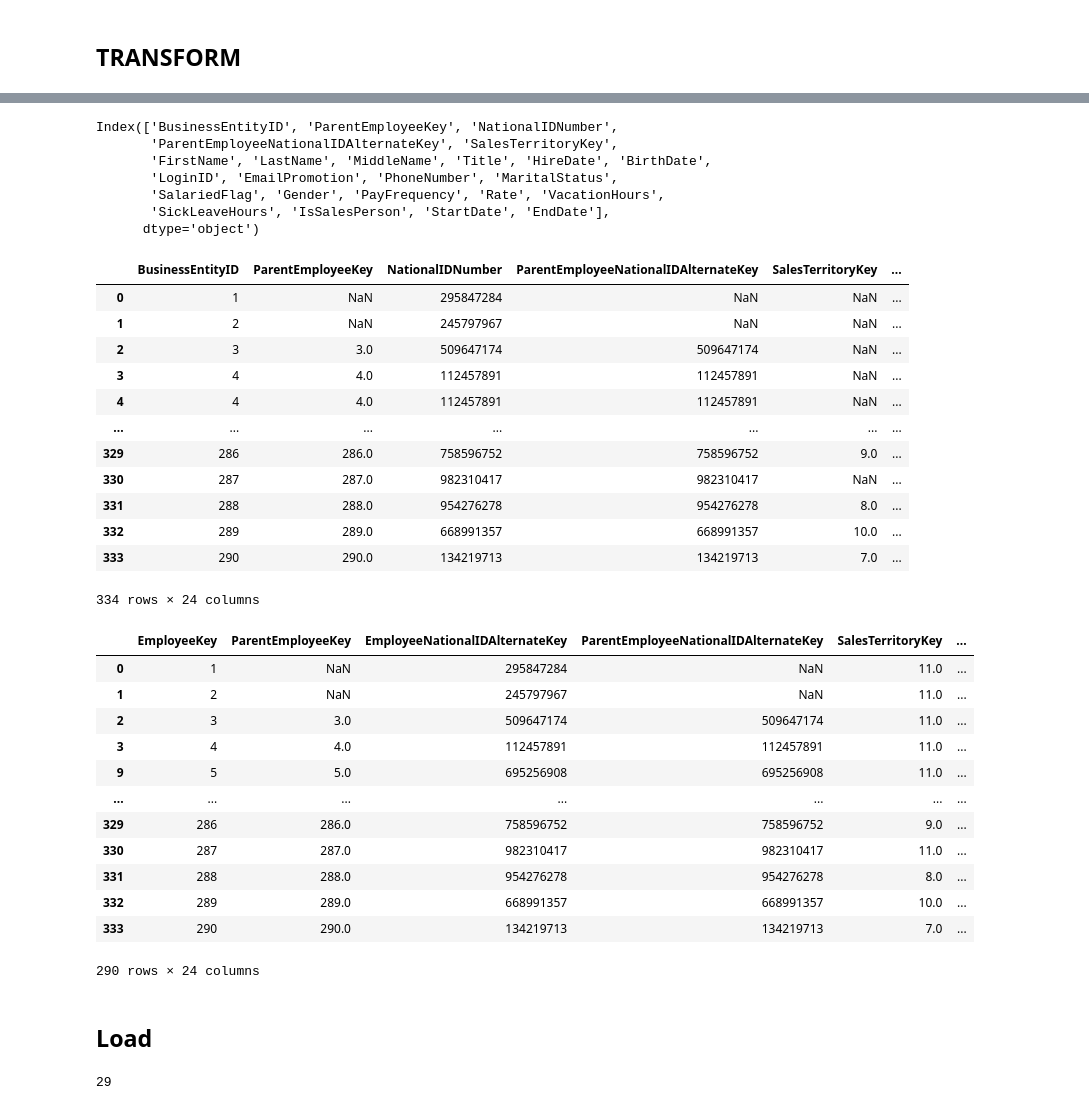
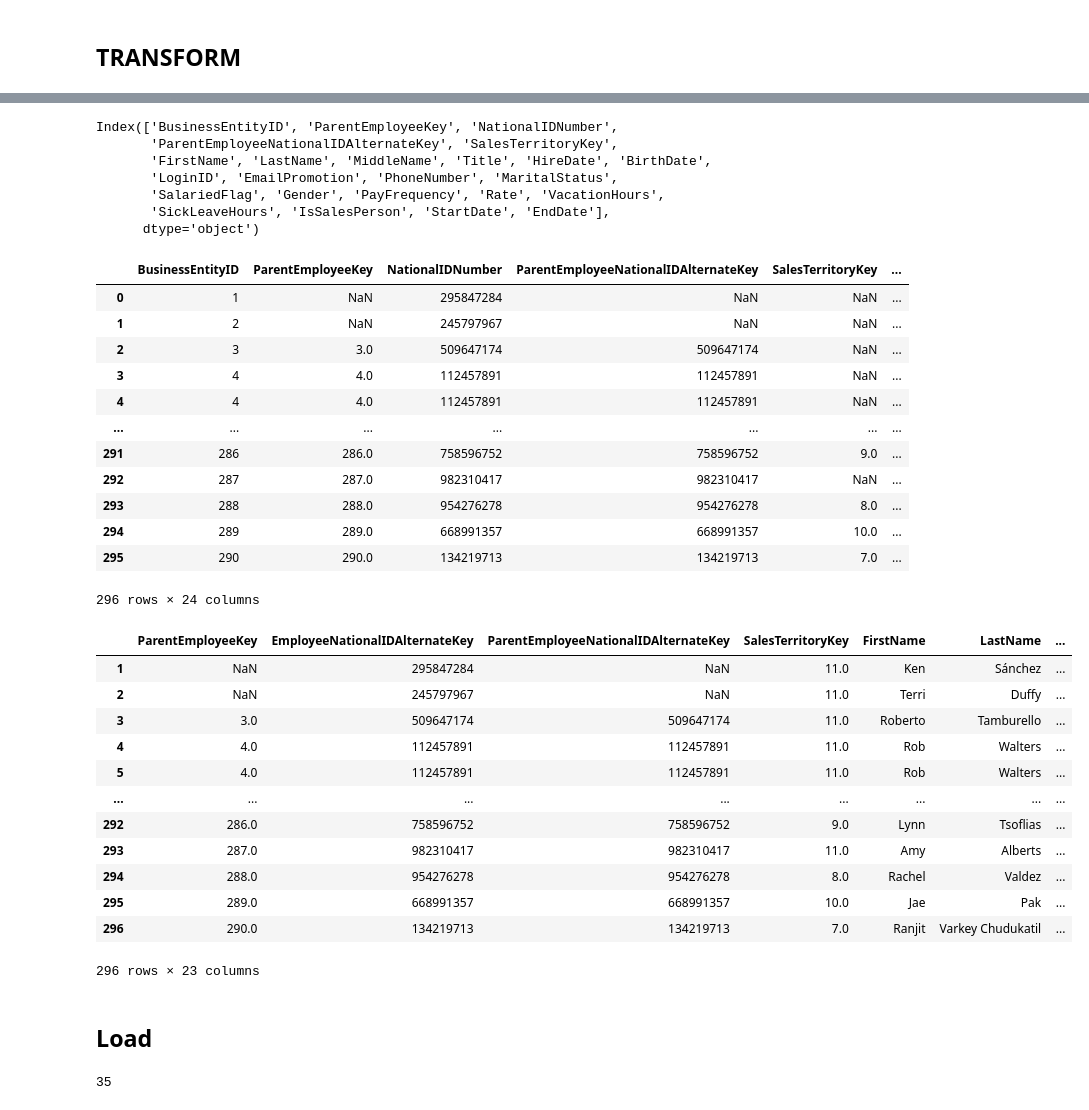
Before and after one commit to paulrojasg/data_science_part_4, a Jupyter notebook: DimEmployee.ipynb, the cells around one changed output, grey strips where cells are left out. Drawn from its saved outputs; the diff is of its cells as text; code cells hidden in the pictures.

Commit message:
Fixed minor count discrepancy in DimEmployee

```diff
--- a/DimEmployee.ipynb
+++ b/DimEmployee.ipynb
@@ -26,8 +26,14 @@ sales_person_territory = sales_person.merge(dim_sales_territory, left_on='Territ
 # %%
 # Merge de datos
 merged_df = employee_df.merge(person, left_on='BusinessEntityID', right_on='BusinessEntityID')
-merged_df = merged_df.merge(employee_pay_history, left_on='BusinessEntityID', right_on='BusinessEntityID')
 merged_df = merged_df.merge(employee_department_history, left_on='BusinessEntityID', right_on='BusinessEntityID')
+print(len(merged_df))
+# Convert 'StartDate' in merged_df and 'RateChangeDate' in employee_pay_history to datetime
+merged_df['StartDate'] = pd.to_datetime(merged_df['StartDate']).dt.date
+employee_pay_history['RateChangeDate'] = pd.to_datetime(employee_pay_history['RateChangeDate']).dt.date
+
+merged_df = merged_df.merge(employee_pay_history, left_on=['BusinessEntityID', 'StartDate'], right_on=['BusinessEntityID', 'RateChangeDate'], how='left')
+print(len(merged_df))
 merged_df = merged_df.merge(person_phone, left_on='BusinessEntityID', right_on='BusinessEntityID')
 merged_df.drop(columns=['rowguid_x', 'rowguid_y', 'ModifiedDate_x', 'ModifiedDate_y'], inplace=True)
 merged_df = merged_df.merge(sales_person_territory, on='BusinessEntityID', how='left')
@@ -115,51 +123,53 @@ Index(['BusinessEntityID', 'ParentEmployeeKey', 'NationalIDNumber',
 | 3 | 4 | 4.0 | 112457891 | 112457891 | NaN | ... |
 | 4 | 4 | 4.0 | 112457891 | 112457891 | NaN | ... |
 | ... | ... | ... | ... | ... | ... | ... |
-| 329 | 286 | 286.0 | 758596752 | 758596752 | 9.0 | ... |
-| 330 | 287 | 287.0 | 982310417 | 982310417 | NaN | ... |
-| 331 | 288 | 288.0 | 954276278 | 954276278 | 8.0 | ... |
-| 332 | 289 | 289.0 | 668991357 | 668991357 | 10.0 | ... |
-| 333 | 290 | 290.0 | 134219713 | 134219713 | 7.0 | ... |
+| 291 | 286 | 286.0 | 758596752 | 758596752 | 9.0 | ... |
+| 292 | 287 | 287.0 | 982310417 | 982310417 | NaN | ... |
+| 293 | 288 | 288.0 | 954276278 | 954276278 | 8.0 | ... |
+| 294 | 289 | 289.0 | 668991357 | 668991357 | 10.0 | ... |
+| 295 | 290 | 290.0 | 134219713 | 134219713 | 7.0 | ... |
-334 rows × 24 columns
+296 rows × 24 columns
 # %%
 # Create a copy of the DataFrame to avoid SettingWithCopyWarning
 result = result.copy()
 
 # Drop the column
-#result.drop(columns=['BusinessEntityID'], inplace=True)
+result.drop(columns=['BusinessEntityID'], inplace=True)
 
 # Fill NaN values
 result.loc[:, 'SalesTerritoryKey'] = result['SalesTerritoryKey'].fillna(11)
 
 # Rename columns
-result.rename(columns={'BusinessEntityID': 'EmployeeKey',
-                        'NationalIDNumber': 'EmployeeNationalIDAlternateKey',
+result.rename(columns={'NationalIDNumber': 'EmployeeNationalIDAlternateKey',
                         'EmailPromotion': 'EmailAddress',
                         'PhoneNumber': 'Phone'}, inplace=True)
 
-result.drop_duplicates(subset=['EmployeeKey'], inplace=True)
+# Reset the index and start from 1
+result.reset_index(drop=True, inplace=True)
+result.index += 1
+
 result
 # %% [output]
-|  | EmployeeKey | ParentEmployeeKey | EmployeeNationalIDAlternateKey | ParentEmployeeNationalIDAlternateKey | SalesTerritoryKey | ... |
-| 0 | 1 | NaN | 295847284 | NaN | 11.0 | ... |
-| 1 | 2 | NaN | 245797967 | NaN | 11.0 | ... |
-| 2 | 3 | 3.0 | 509647174 | 509647174 | 11.0 | ... |
-| 3 | 4 | 4.0 | 112457891 | 112457891 | 11.0 | ... |
-| 9 | 5 | 5.0 | 695256908 | 695256908 | 11.0 | ... |
-| ... | ... | ... | ... | ... | ... | ... |
-| 329 | 286 | 286.0 | 758596752 | 758596752 | 9.0 | ... |
-| 330 | 287 | 287.0 | 982310417 | 982310417 | 11.0 | ... |
-| 331 | 288 | 288.0 | 954276278 | 954276278 | 8.0 | ... |
-| 332 | 289 | 289.0 | 668991357 | 668991357 | 10.0 | ... |
-| 333 | 290 | 290.0 | 134219713 | 134219713 | 7.0 | ... |
+|  | ParentEmployeeKey | EmployeeNationalIDAlternateKey | ParentEmployeeNationalIDAlternateKey | SalesTerritoryKey | FirstName | LastName | ... |
+| 1 | NaN | 295847284 | NaN | 11.0 | Ken | Sánchez | ... |
+| 2 | NaN | 245797967 | NaN | 11.0 | Terri | Duffy | ... |
+| 3 | 3.0 | 509647174 | 509647174 | 11.0 | Roberto | Tamburello | ... |
+| 4 | 4.0 | 112457891 | 112457891 | 11.0 | Rob | Walters | ... |
+| 5 | 4.0 | 112457891 | 112457891 | 11.0 | Rob | Walters | ... |
+| ... | ... | ... | ... | ... | ... | ... | ... |
+| 292 | 286.0 | 758596752 | 758596752 | 9.0 | Lynn | Tsoflias | ... |
+| 293 | 287.0 | 982310417 | 982310417 | 11.0 | Amy | Alberts | ... |
+| 294 | 288.0 | 954276278 | 954276278 | 8.0 | Rachel | Valdez | ... |
+| 295 | 289.0 | 668991357 | 668991357 | 10.0 | Jae | Pak | ... |
+| 296 | 290.0 | 134219713 | 134219713 | 7.0 | Ranjit | Varkey Chudukatil | ... |
-290 rows × 24 columns
+296 rows × 23 columns
 # %% [markdown]
 ## Load
 # %%
 db_op, db_etl = connect_databases()
-result.to_sql('DimEmployee', db_etl, if_exists='replace', index=False)
+result.to_sql('DimEmployee', db_etl, if_exists='replace', index_label='EmployeeKey')
 # %% [output]
-29
+35
 # %%
 #Prueba de la tabla DimEmployee
 
```
Also changed, not shown: parts of 3 cells of this notebook, 1 other file.
